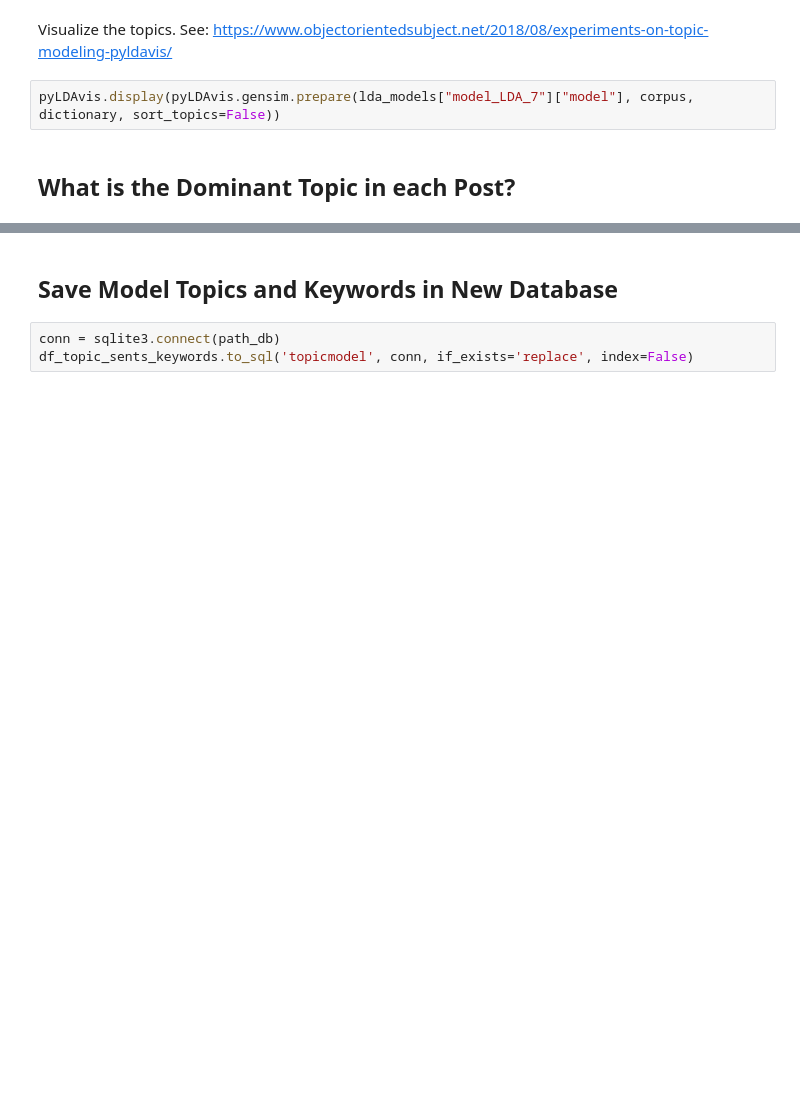
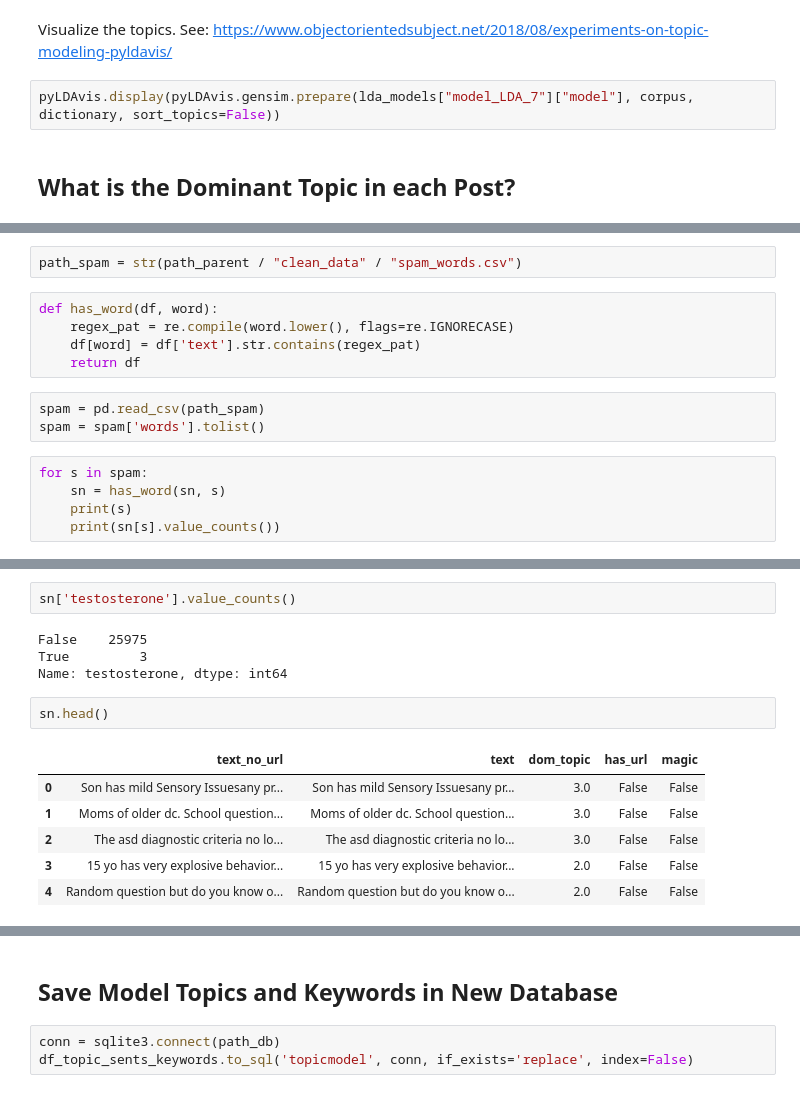
Before and after one commit to mwhuhn/forum-sentiment-old, a Jupyter notebook: 3.1-Topic_Models-Generate_Models.ipynb, the cells around one changed output, grey strips where cells are left out. Cells and saved outputs as stored; diff of their text form; blank space fills up the shorter version.

Commit message:
Added spam filtration

```diff
--- a/3.1-Topic_Models-Generate_Models.ipynb
+++ b/3.1-Topic_Models-Generate_Models.ipynb
@@ -218,0 +389,15 @@ df_topic_sents_keywords.head()
+# %%
+path_spam = str(path_parent / "clean_data" / "spam_words.csv")
+# %%
+def has_word(df, word):
+    regex_pat = re.compile(word.lower(), flags=re.IGNORECASE)
+    df[word] = df['text'].str.contains(regex_pat)
+    return df
+# %%
+spam = pd.read_csv(path_spam)
+spam = spam['words'].tolist()
+# %%
+for s in spam:
+    sn = has_word(sn, s)
+    print(s)
+    print(sn[s].value_counts())
@@ -218,0 +422,15 @@ df_topic_sents_keywords.head()
+# %%
+sn['testosterone'].value_counts()
+# %% [output]
+False    25975
+True         3
+Name: testosterone, dtype: int64
+# %%
+sn.head()
+# %% [output]
+|  | text_no_url | text | dom_topic | has_url | magic |
+| 0 | Son has mild Sensory Issuesany pr... | Son has mild Sensory Issuesany pr... | 3.0 | False | False |
+| 1 | Moms of older dc. School question... | Moms of older dc. School question... | 3.0 | False | False |
+| 2 | The asd diagnostic criteria no lo... | The asd diagnostic criteria no lo... | 3.0 | False | False |
+| 3 | 15 yo has very explosive behavior... | 15 yo has very explosive behavior... | 2.0 | False | False |
+| 4 | Random question but do you know o... | Random question but do you know o... | 2.0 | False | False |
```
Also changed, not shown: parts of 32 cells of this notebook, 8 other files.
